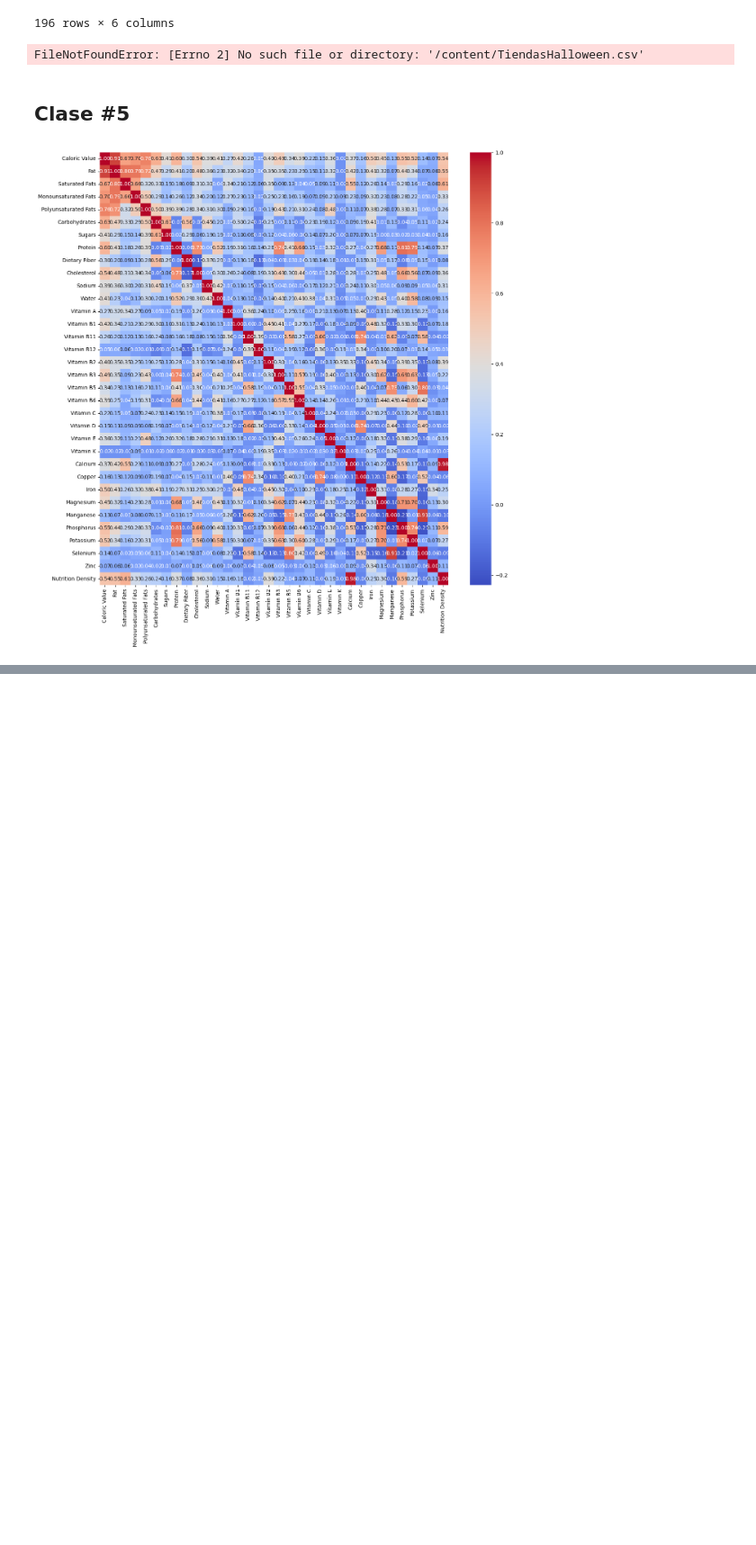
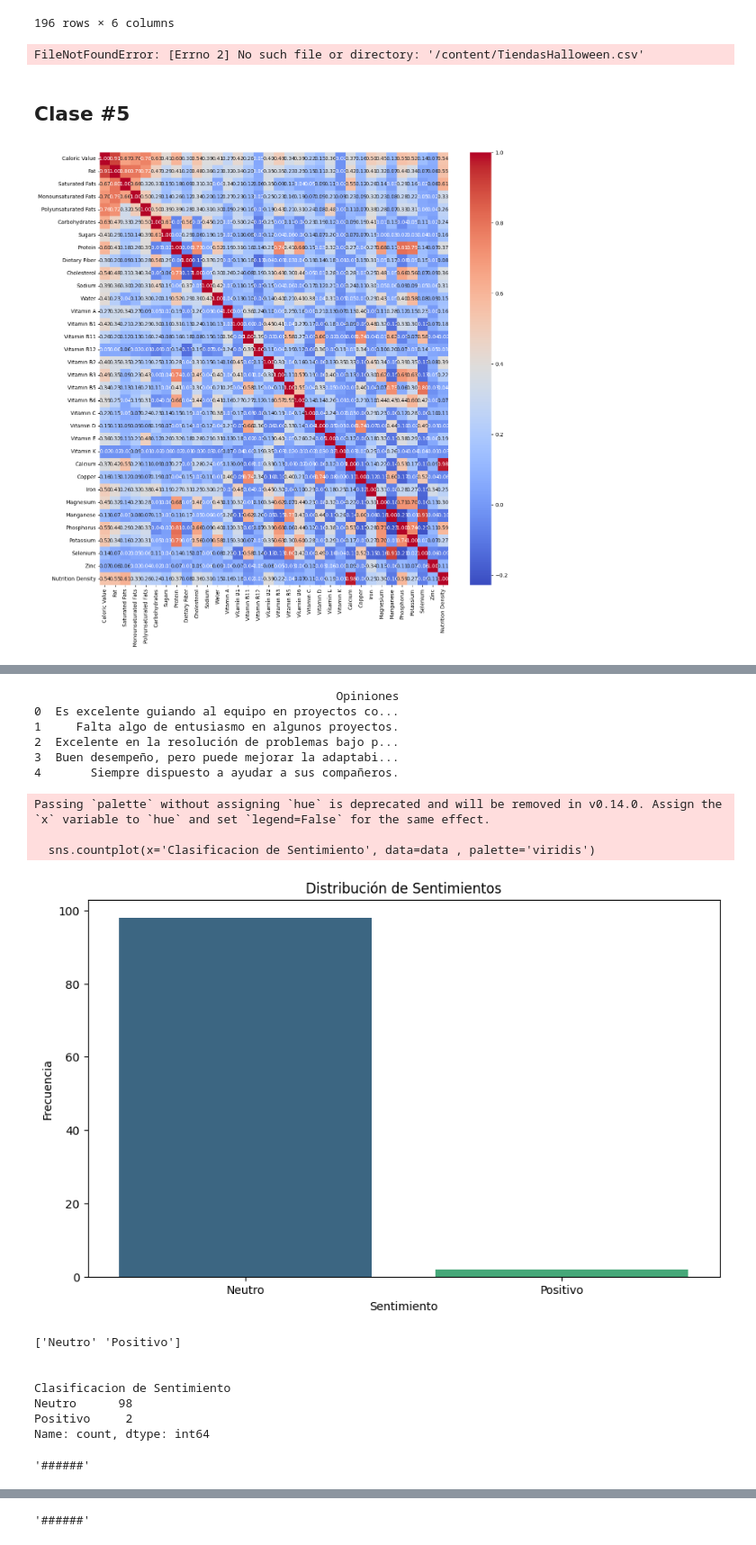
Before and after one commit to Svasvil/BigData2, a Jupyter notebook: BigData.ipynb, the cells around one changed output, grey strips where cells are left out. Shown at 90% size. Saved outputs shown, nothing was run; the diff lists cells and outputs as text; code cells hidden in the pictures; blank space fills up the shorter version.

```diff
--- a/BigData.ipynb
+++ b/BigData.ipynb
@@ -374,0 +427,71 @@ plt.show()
+# %%
+#Ejercicio pruba
+import pandas as pd
+from sklearn.cluster import KMeans
+from sklearn.preprocessing import StandardScaler
+import matplotlib.pyplot as plt
+import seaborn as sns
+from wordcloud import WordCloud
+from textblob import TextBlob
+filepath="/content/Desempeno.csv"
+data = pd.read_csv(filepath)
+print (data.head())
+#1 Graficos
+#Convertimos los datos
+data['Sentimiento'] = data['Opiniones'].apply(lambda x: TextBlob(str(x)).sentiment.polarity)
+data['Clasificacion de Sentimiento'] = data['Sentimiento'].apply(lambda x: 'Positivo' if x > 0 else ('Negativo' if x < 0 else 'Neutro'))
+#visualisamos la tabla
+plt.figure(figsize=(10,6))
+sns.countplot(x='Clasificacion de Sentimiento', data=data , palette='viridis')
+plt.title('Distribución de Sentimientos')
+plt.xlabel('Sentimiento')
+plt.ylabel('Frecuencia')
+plt.show()
+
+
+
+print(data['Clasificacion de Sentimiento'].unique())
+print("\n")
+print(data['Clasificacion de Sentimiento'].value_counts())
+
+
+#Nube de palabras
+op_positivias = ''.join(data[data['Clasificacion de Sentimiento']=='Positivo']['Opiniones'])
+op_Negarivas = ''.join(data[data['Clasificacion de Sentimiento']=='Neutro']['Opiniones'])
+
+
+
+#rafico de nubes
+NubePosi = WordCloud(width=800, height=400, background_color='white',colormap='Greens').generate(op_positivias)
+plt.figure(figsize=(10,5))
+plt.imshow(NubePosi, interpolation='bilinear')
+plt.axis('off')
+plt.title('Nube de Palabras de Sentimientos Positivos')
+display("######")
+plt.show()
+NubeNega = WordCloud(width=800, height=400, background_color='white', colormap='Reds').generate(op_Negarivas)
+plt.figure(figsize=(10,5))
+plt.imshow(NubeNega, interpolation='bilinear')
+plt.axis('off')
+plt.title('Nube de Palabras de Sentimientos Negativos')
+display("######")
+plt.show()
+# %% [output]
+                                           Opiniones
+0  Es excelente guiando al equipo en proyectos co...
+1     Falta algo de entusiasmo en algunos proyectos.
+2  Excelente en la resolución de problemas bajo p...
+3  Buen desempeño, pero puede mejorar la adaptabi...
+4       Siempre dispuesto a ayudar a sus compañeros.
+Passing `palette` without assigning `hue` is deprecated and will be removed in v0.14.0. Assign the `x` variable to `hue` and set `legend=False` for the same effect.
+
+  sns.countplot(x='Clasificacion de Sentimiento', data=data , palette='viridis')
+[figure, added]
+['Neutro' 'Positivo']
+
+
+Clasificacion de Sentimiento
+Neutro      98
+Positivo     2
+Name: count, dtype: int64
+'######'
@@ -374,0 +499 @@ plt.show()
+'######'
```
Also changed, not shown: parts of 6 cells of this notebook.
